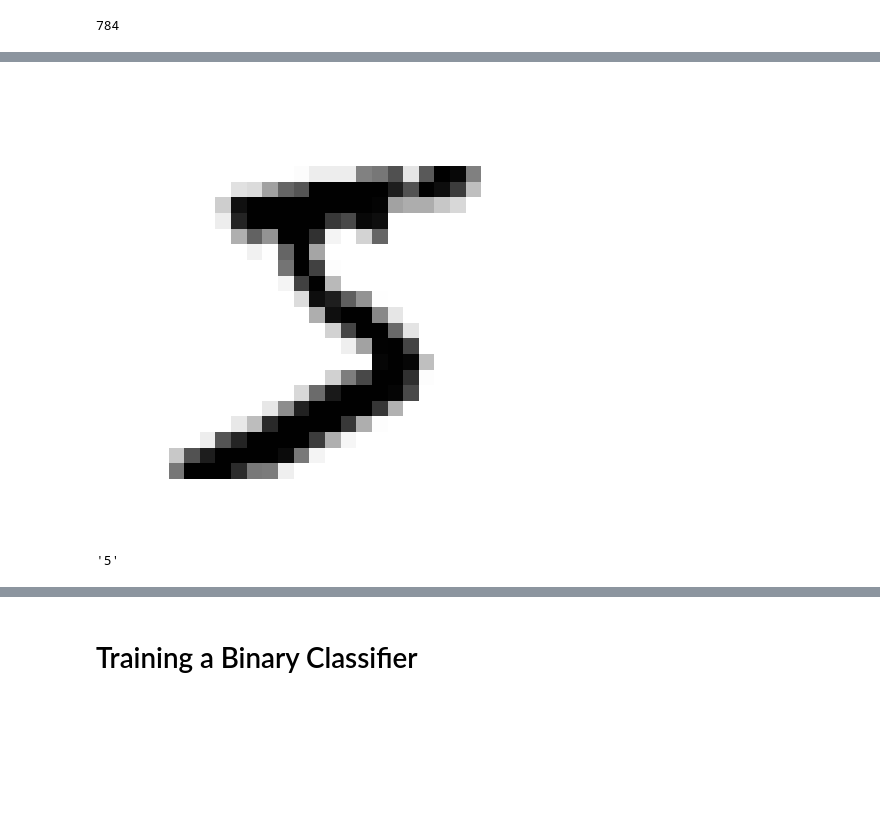
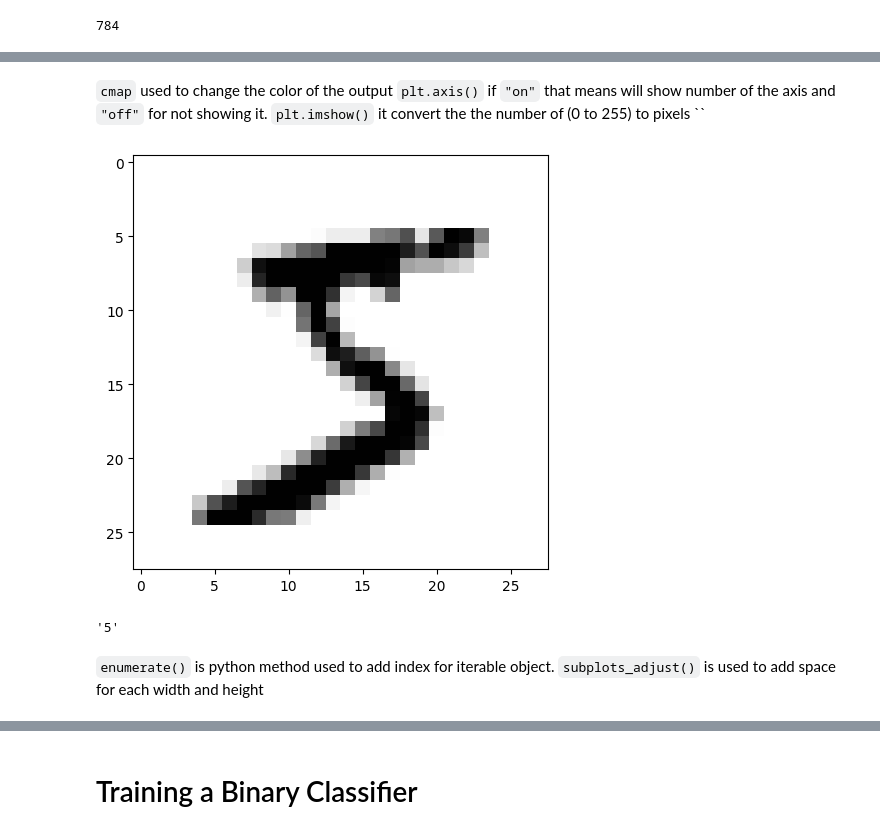
Before and after one commit to khaldon/handson-ml3, a Jupyter notebook: 03_classification.ipynb, the cells around one changed output, grey strips where cells are left out. Drawn from its saved outputs; the diff is of its cells as text; code cells hidden in the pictures; blank space fills up the shorter version.

```diff
--- a/03_classification.ipynb
+++ b/03_classification.ipynb
@@ -97,20 +148,28 @@ y.shape
+# %% [markdown]
+`cmap` used to change the color of the output
+`plt.axis()` if `"on"` that means will show number of the axis and `"off"` for not showing it.
+`plt.imshow()` it convert the the number of (0 to 255) to pixels
+``
 # %%
 import matplotlib.pyplot as plt
 
 def plot_digit(image_data):
     image = image_data.reshape(28, 28)
     plt.imshow(image, cmap="binary")
-    plt.axis("off")
+    plt.axis("on")
 
 some_digit = X[0]
 plot_digit(some_digit)
 save_fig("some_digit_plot")  # extra code
 plt.show()
 # %% [output]
-[figure, old version]
+[figure, new version]
 # %%
 y[0]
 # %% [output]
 '5'
+# %% [markdown]
+`enumerate()` is python method used to add index for iterable object.
+`subplots_adjust()` is used to add space for each width and height
 # %%
 # extra code – this cell generates and saves Figure 3–2
```
Also changed, not shown: parts of 22 cells of this notebook.
